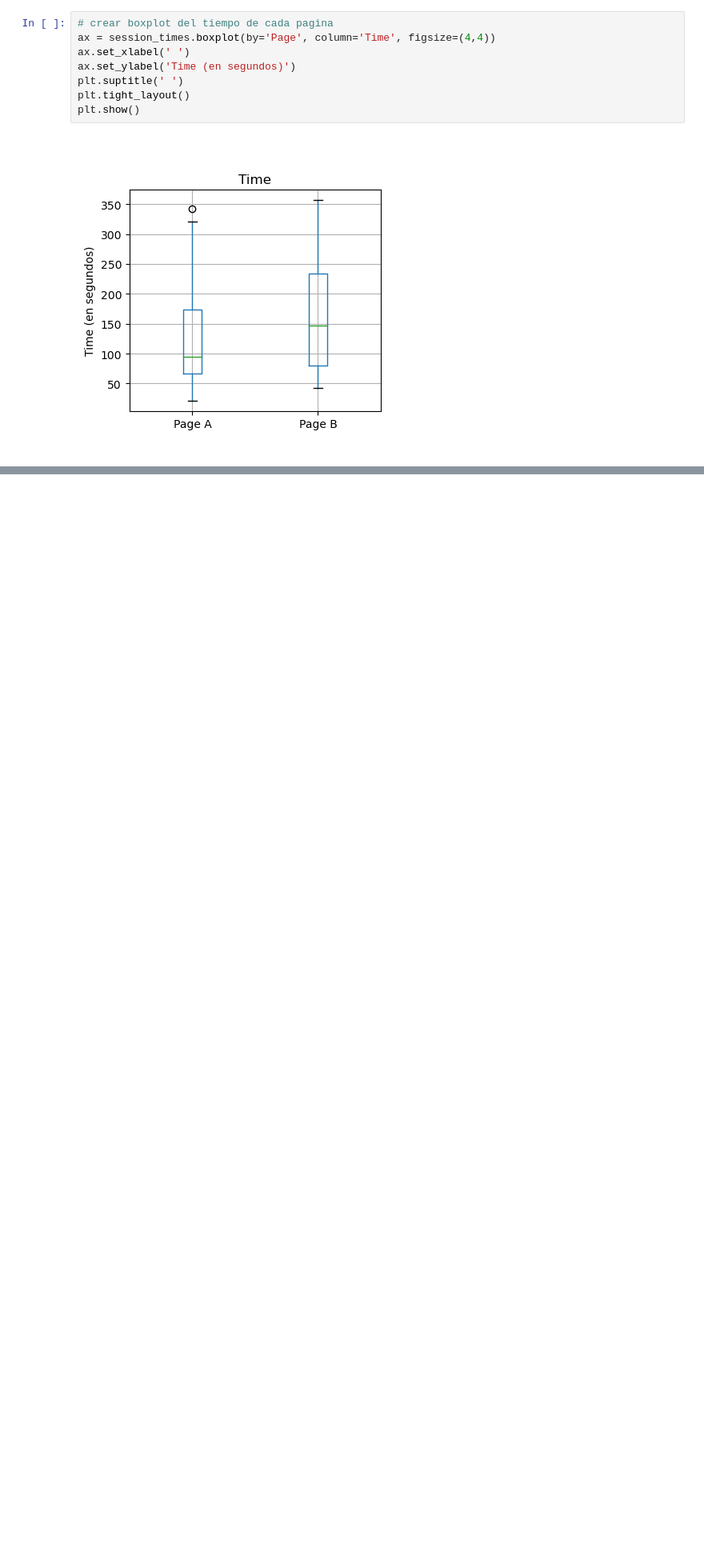
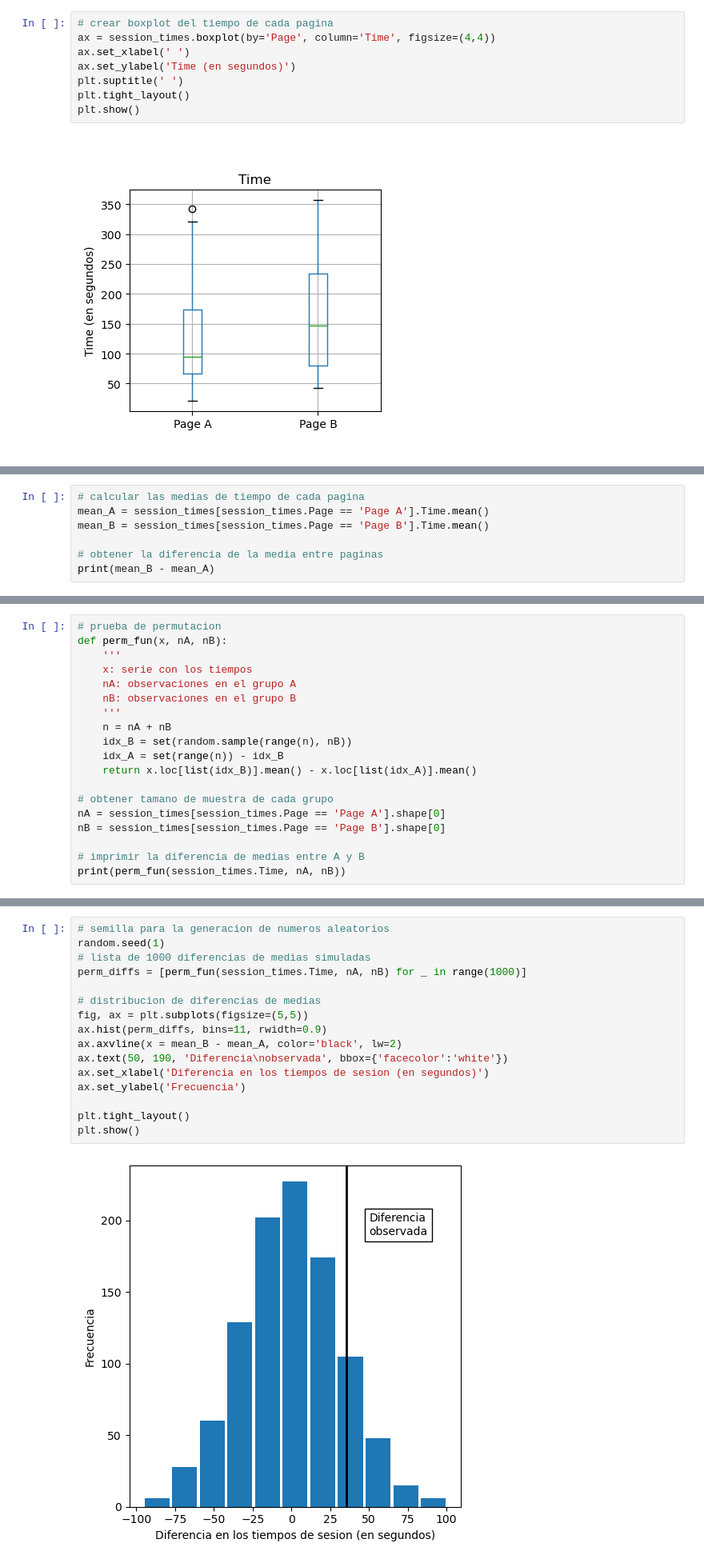
Before and after one commit to jbernalg/Learning_Data, a Jupyter notebook: Statistical_Practice_Book/cap_3.ipynb, the cells around one changed output, grey strips where cells are left out. Shown at 80% size. Saved outputs shown, nothing was run; the diff lists cells and outputs as text; blank space fills up the shorter version.

```diff
--- a/Statistical_Practice_Book/cap_3.ipynb
+++ b/Statistical_Practice_Book/cap_3.ipynb
@@ -58,0 +63,7 @@ plt.show()
+# %%
+# calcular las medias de tiempo de cada pagina
+mean_A = session_times[session_times.Page == 'Page A'].Time.mean()
+mean_B = session_times[session_times.Page == 'Page B'].Time.mean()
+
+# obtener la diferencia de la media entre paginas
+print(mean_B - mean_A)
@@ -58,0 +76,19 @@ plt.show()
+# %%
+# prueba de permutacion
+def perm_fun(x, nA, nB):
+    '''
+    x: serie con los tiempos
+    nA: observaciones en el grupo A
+    nB: observaciones en el grupo B
+    '''
+    n = nA + nB
+    idx_B = set(random.sample(range(n), nB))
+    idx_A = set(range(n)) - idx_B
+    return x.loc[list(idx_B)].mean() - x.loc[list(idx_A)].mean()
+
+# obtener tamano de muestra de cada grupo
+nA = session_times[session_times.Page == 'Page A'].shape[0]
+nB = session_times[session_times.Page == 'Page B'].shape[0]
+
+# imprimir la diferencia de medias entre A y B
+print(perm_fun(session_times.Time, nA, nB))
@@ -58,0 +97,18 @@ plt.show()
+# %%
+# semilla para la generacion de numeros aleatorios
+random.seed(1)
+# lista de 1000 diferencias de medias simuladas
+perm_diffs = [perm_fun(session_times.Time, nA, nB) for _ in range(1000)]
+
+# distribucion de diferencias de medias
+fig, ax = plt.subplots(figsize=(5,5))
+ax.hist(perm_diffs, bins=11, rwidth=0.9)
+ax.axvline(x = mean_B - mean_A, color='black', lw=2)
+ax.text(50, 190, 'Diferencia\nobservada', bbox={'facecolor':'white'})
+ax.set_xlabel('Diferencia en los tiempos de sesion (en segundos)')
+ax.set_ylabel('Frecuencia')
+
+plt.tight_layout()
+plt.show()
+# %% [output]
+[figure, added]
```
Also changed, not shown: parts of 10 cells of this notebook.
